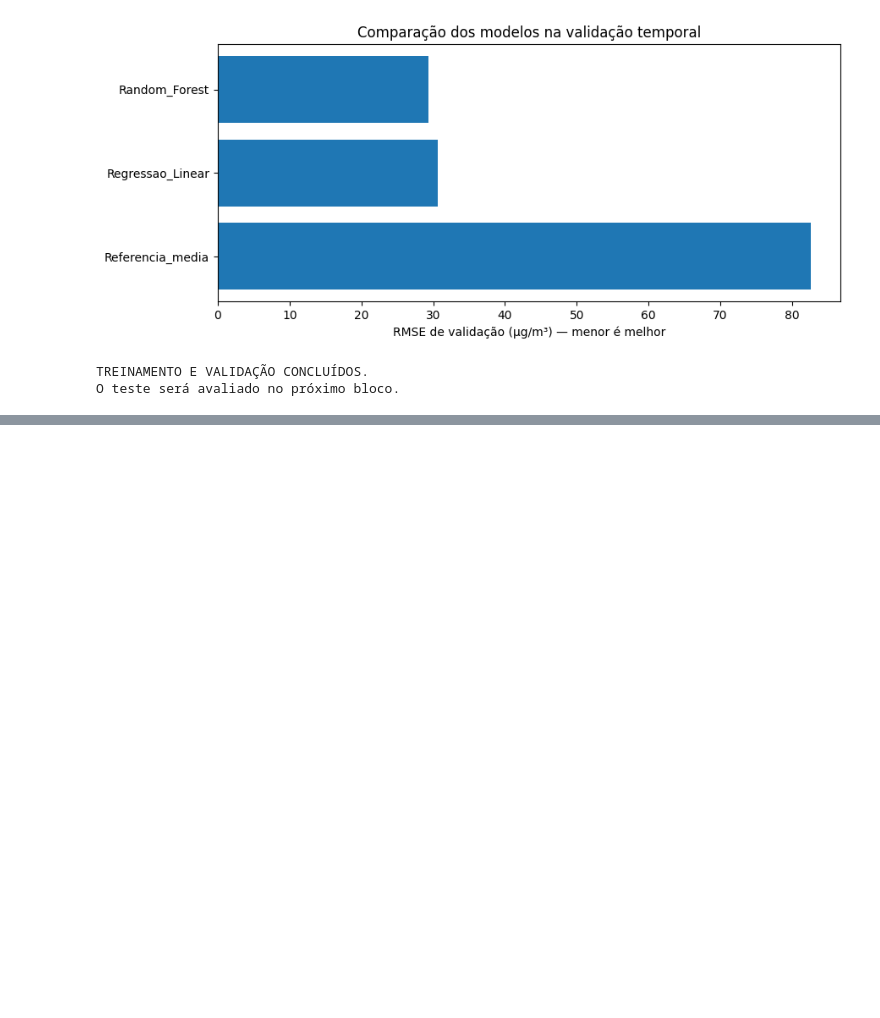
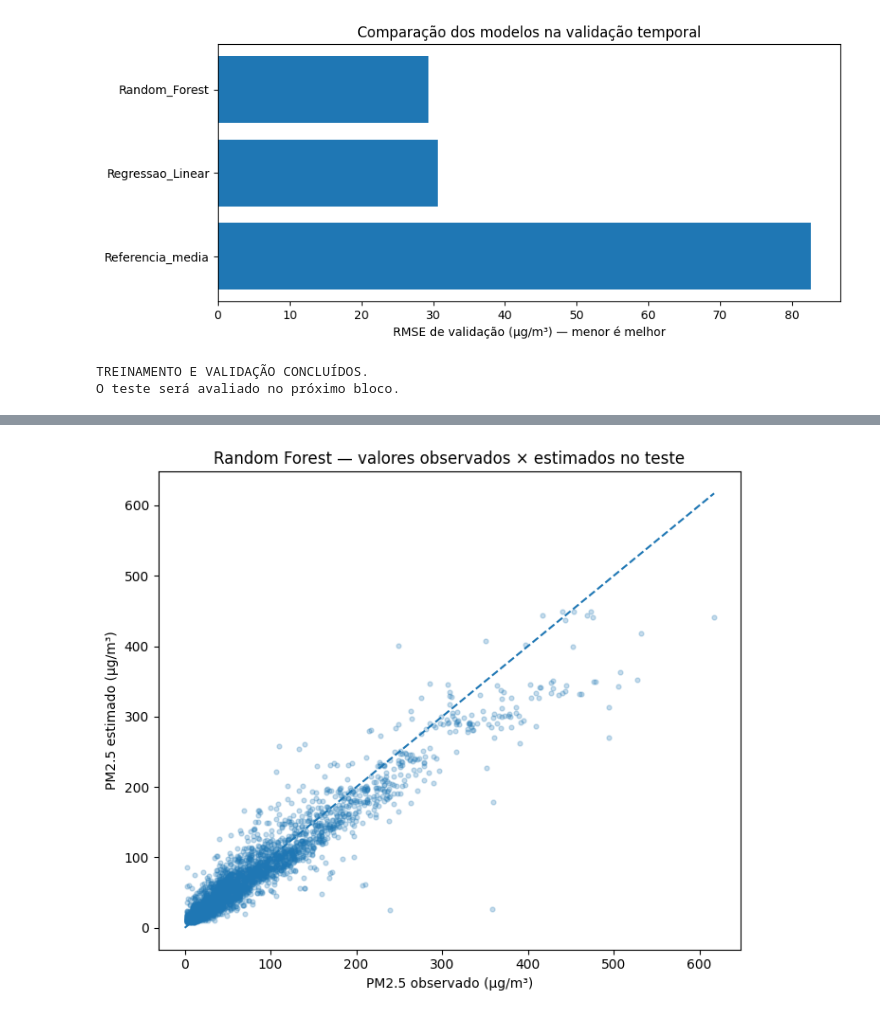
Before and after one commit to douglasarend/sistematizacao-ciencia-dados-ii, a Jupyter notebook: Sistematizacao_CD2.ipynb, the cells around one changed output, grey strips where cells are left out. Drawn from its saved outputs; the diff is of its cells as text; code cells hidden in the pictures; blank space fills up the shorter version.

```diff
--- a/Sistematizacao_CD2.ipynb
+++ b/Sistematizacao_CD2.ipynb
@@ -2065,0 +2279,56 @@ O teste será avaliado no próximo bloco.
+# %%
+# ETAPA 4.10 — Relação entre valor real e estimado
+
+amostra_grafico = (
+    previsoes_teste
+    .select(
+        F.col("pm25").alias("real"),
+        F.col("prediction").alias("estimado")
+    )
+    .sample(
+        withReplacement=False,
+        fraction=0.03,
+        seed=SEMENTE
+    )
+    .limit(3000)
+    .toPandas()
+)
+
+plt.figure(figsize=(7, 6))
+
+plt.scatter(
+    amostra_grafico["real"],
+    amostra_grafico["estimado"],
+    alpha=0.25,
+    s=12
+)
+
+limite = max(
+    amostra_grafico["real"].max(),
+    amostra_grafico["estimado"].max()
+)
+
+plt.plot(
+    [0, limite],
+    [0, limite],
+    linestyle="--"
+)
+
+plt.xlabel("PM2.5 observado (µg/m³)")
+plt.ylabel("PM2.5 estimado (µg/m³)")
+plt.title(
+    "Random Forest — valores observados × estimados no teste"
+)
+
+plt.tight_layout()
+
+plt.savefig(
+    PASTA_RESULTADOS / "real_vs_estimado_teste.png",
+    dpi=150,
+    bbox_inches="tight"
+)
+
+plt.show()
+plt.close()
+# %% [output]
+[figure, added]
```
Also changed, not shown: parts of 6 cells of this notebook.
